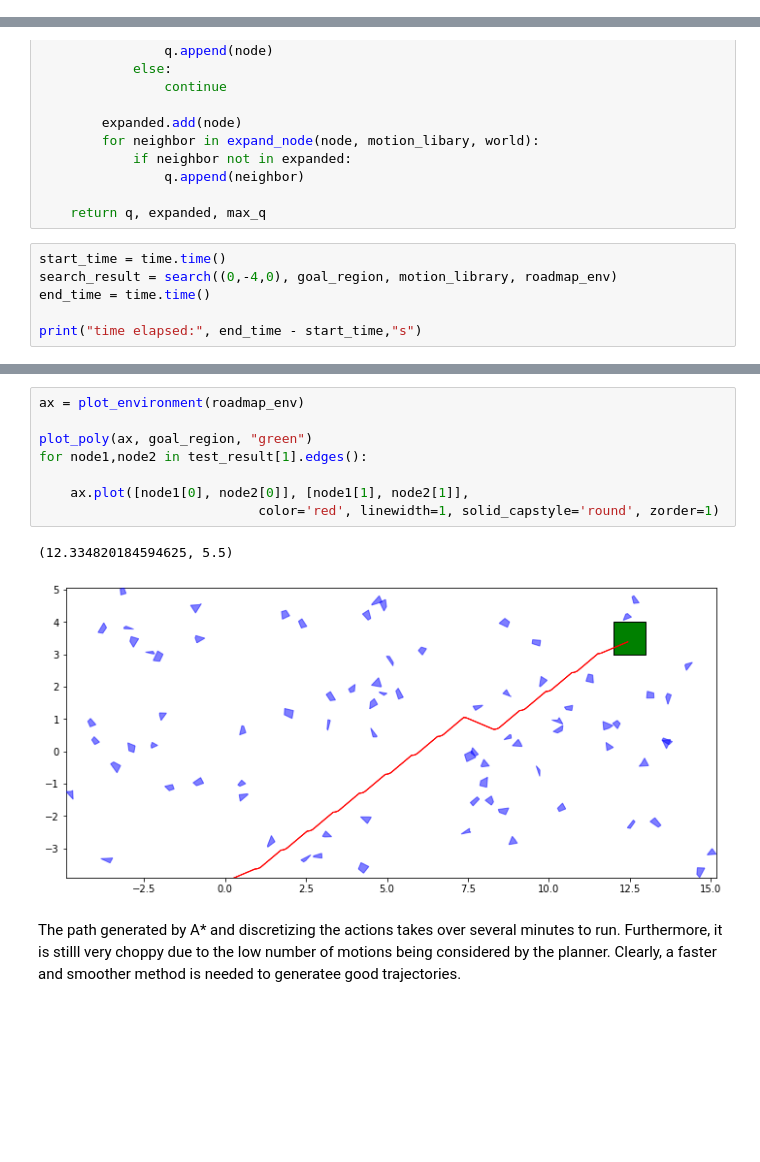
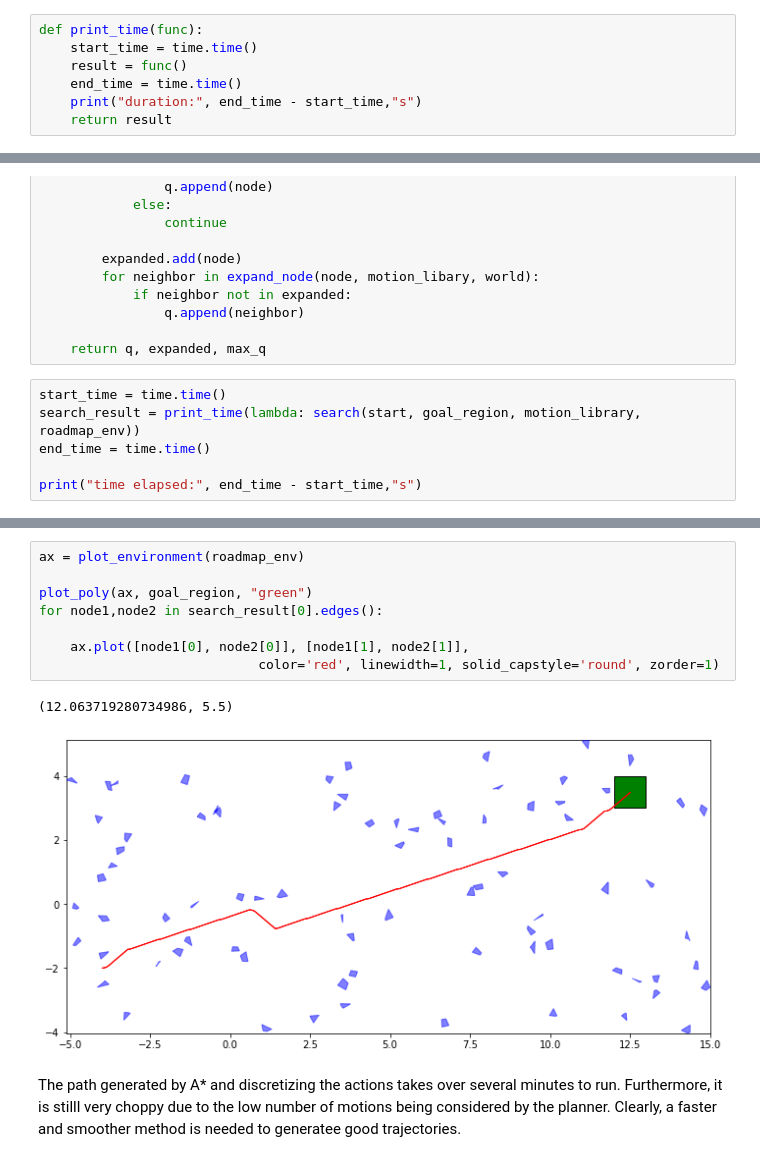
Before and after one commit to ersolog/6.877-16.413, a Jupyter notebook: code.ipynb, the cells around one changed output, grey strips where cells are left out. Saved outputs shown, nothing was run; the diff lists cells and outputs as text; blank space fills up the shorter version.

```diff
--- a/code.ipynb
+++ b/code.ipynb
@@ -89,5 +99,12 @@ plot_poly(ax, goal_region,'green')
 # %% [markdown]
 TODO: Describe map?
+# %%
+def print_time(func):
+    start_time = time.time()
+    result = func()
+    end_time = time.time()
+    print("duration:", end_time - start_time,"s")
+    return result
 # %% [markdown]
 ## Bus Motion Constraints
 # %% [markdown]
@@ -213,7 +230,7 @@ def search(start_pose, goal_region, motion_libary, world):
     return q, expanded, max_q
 # %%
 start_time = time.time()
-search_result = search((0,-4,0), goal_region, motion_library, roadmap_env)
+search_result = print_time(lambda: search(start, goal_region, motion_library, roadmap_env))
 end_time = time.time()
 
 print("time elapsed:", end_time - start_time,"s")
@@ -223,14 +241,14 @@ time elapsed: 68.2528190612793 s
 # %%
 ax = plot_environment(roadmap_env)
 
 plot_poly(ax, goal_region, "green")
-for node1,node2 in test_result[1].edges():
+for node1,node2 in search_result[0].edges():
 
     ax.plot([node1[0], node2[0]], [node1[1], node2[1]],
                             color='red', linewidth=1, solid_capstyle='round', zorder=1)
 # %% [output]
-(12.334820184594625, 5.5)
+(12.063719280734986, 5.5)
-[figure, old version]
+[figure, new version]
 # %% [markdown]
 The path generated by A* and discretizing the actions takes over several minutes to run. Furthermore, it is stilll very choppy due to the low number of motions being considered by the planner. Clearly, a faster and smoother method is needed to generatee good trajectories.
 # %% [markdown]
```
Also changed, not shown: parts of 8 cells of this notebook.
